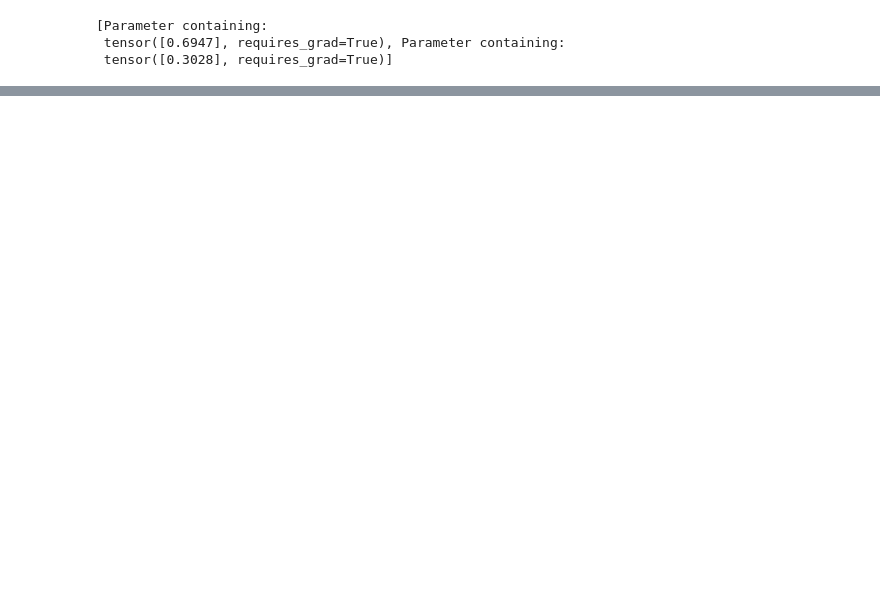
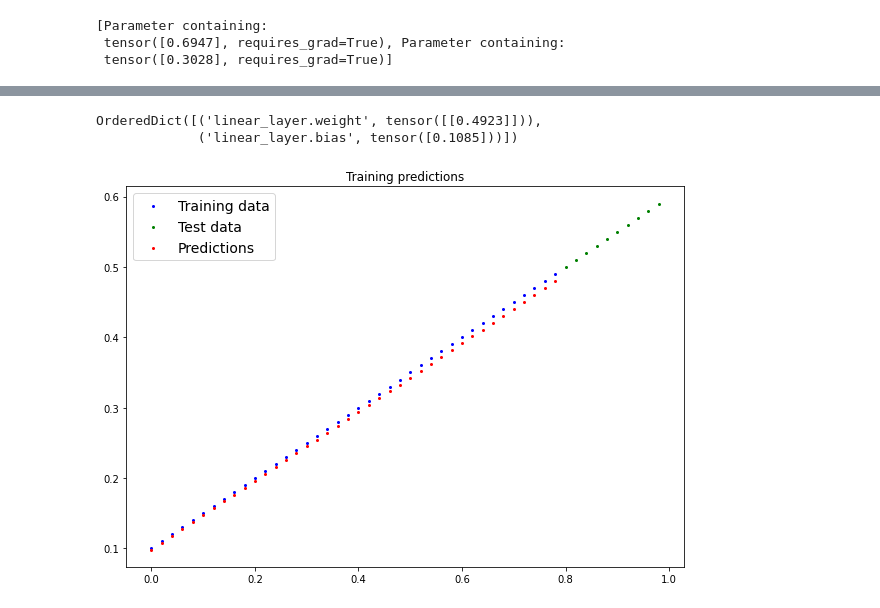
Before and after one commit to MananShukla7/Pytorch-CV, a Jupyter notebook: 02_Pytoch_Workflow.ipynb, the cells around one changed output, grey strips where cells are left out. Drawn from its saved outputs; the diff is of its cells as text; code cells hidden in the pictures; blank space fills up the shorter version.

```diff
--- a/02_Pytoch_Workflow.ipynb
+++ b/02_Pytoch_Workflow.ipynb
@@ -376,0 +487,5 @@ list(model_0.parameters())
+# %%
+train_len=int(0.8*len(X))
+X_train,y_train=X[:train_len],y[:train_len]
+X_test,y_test=X[train_len:],y[train_len:]
+X_train.shape,y_train.shape,X_test.shape,y_test.shape
@@ -376,0 +516,4 @@ list(model_0.parameters())
+# %%
+torch.manual_seed(42)
+m0=lrm()
+m0
@@ -376,0 +531,5 @@ list(model_0.parameters())
+# %%
+##Defining loss_fn and optmizer
+loss_fn=nn.L1Loss()
+
+opti=torch.optim.SGD(params=m0.parameters(),lr=0.01)
@@ -376,0 +580,37 @@ list(model_0.parameters())
+# %%
+m0.state_dict()
+# %% [output]
+OrderedDict([('linear_layer.weight', tensor([[0.4923]])),
+             ('linear_layer.bias', tensor([0.1085]))])
+# %%
+def plot_predictions(train_data=X_train,
+                      train_labels=y_train,
+                      test_data=X_test,
+                      test_labels=y_test,
+                      p_train=None,
+                      p_test=None):
+  """
+  Plots training data,test data and compare pred.
+  """
+  plt.figure(figsize=(10,7))
+  #plot training data
+  plt.scatter(train_data,train_labels,c="b",s=4,label="Training data")
+
+  #plot test data
+  plt.scatter(test_data,test_labels,c="g",s=4,label="Test data")
+
+  if p_train is not None:
+    plt.title("Training predictions")
+    plt.scatter(train_data,p_train,c="r",s=4,label="Predictions")
+
+  #Are there preds?
+  if p_test is not None:
+    plt.title("Test predictions")
+    plt.scatter(test_data,p_test,c="r",s=4,label="Predictions")
+
+  #Show the legend
+  plt.legend(prop={"size":14})
+# %%
+plot_predictions(p_train=y0_pred.detach().numpy())
+# %% [output]
+[figure, added]
```
Also changed, not shown: parts of 37 cells of this notebook.
